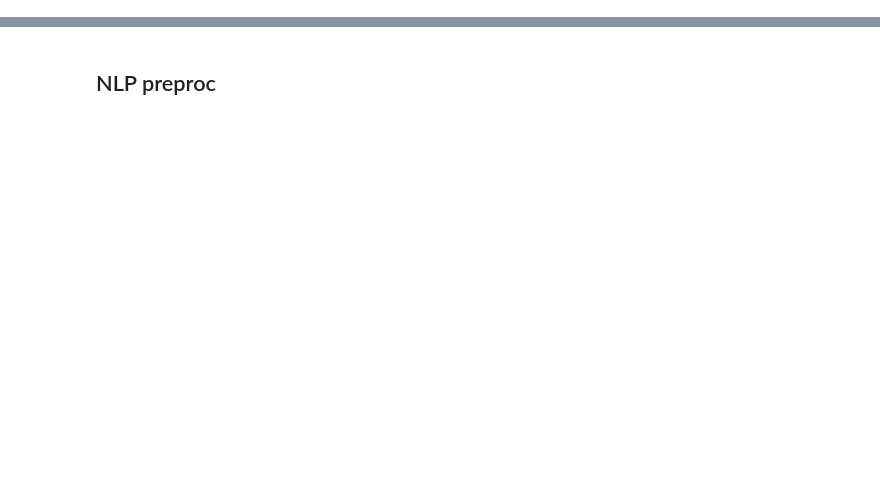
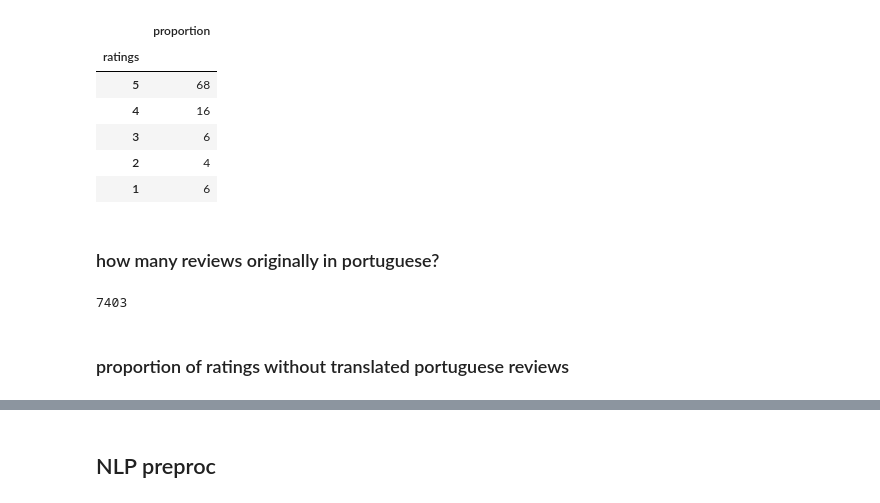
Before and after one commit to MalouO/small_business, a Jupyter notebook: notebooks/NLP_JB.ipynb, the cells around one changed output, grey strips where cells are left out. Drawn from its saved outputs; the diff is of its cells as text; code cells hidden in the pictures; blank space fills up the shorter version.

```diff
--- a/notebooks/NLP_JB.ipynb
+++ b/notebooks/NLP_JB.ipynb
@@ -14,0 +45,27 @@ filtered_df = pd.read_csv("../raw_data/merged_df.csv")
+# %%
+def review_proportions(df):
+    rating_prop_df = pd.DataFrame\
+    ((df.comment_ratings.value_counts()/df.shape[0])*100)\
+    .rename(columns = {'comment_ratings':'proportion'}).sort_index(ascending=False) #calculate percentage, rename column and sort index
+
+    rating_prop_df.index.names = ['ratings'] # rename index
+
+    rating_prop_df.proportion = rating_prop_df.proportion.map(lambda x: round(x)) # round % figures
+
+    return rating_prop_df
+# %%
+review_proportions(cleaned_merged_df)
+# %% [output]
+|  | proportion |
+| ratings |  |
+| 5 | 68 |
+| 4 | 16 |
+| 3 | 6 |
+| 2 | 4 |
+| 1 | 6 |
+# %% [markdown]
+### how many reviews originally in portuguese?
+# %%
+cleaned_merged_df.comment_comments.map(lambda x: 1 if str(x.find(" pelo")).isdigit()==True else 0).sum() #how many reviews translated into portuguese?
+# %% [output]
+7403
@@ -14,0 +74,2 @@ filtered_df = pd.read_csv("../raw_data/merged_df.csv")
+# %% [markdown]
+### proportion of ratings without translated portuguese reviews
```
Also changed, not shown: parts of 37 cells of this notebook, 2 other files.
